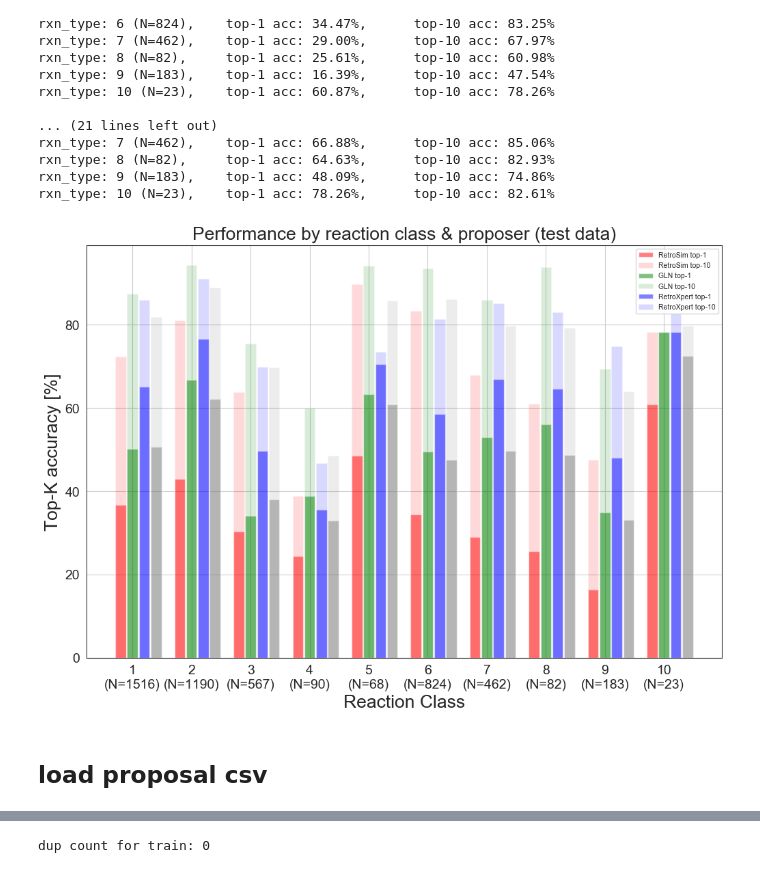
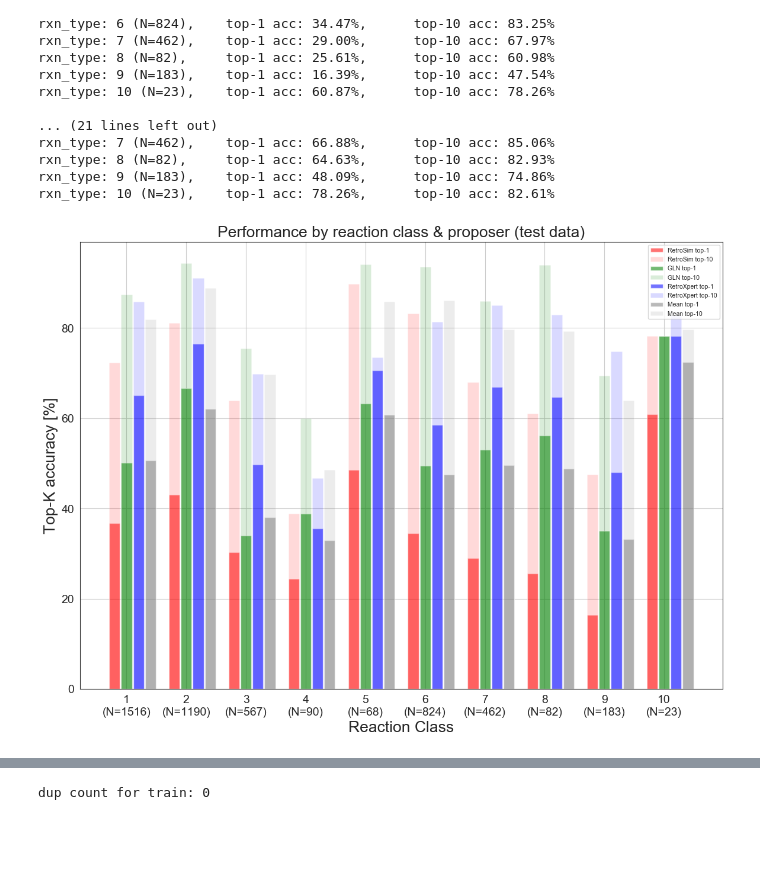
Before and after one commit to linminhtoo/RetroViz, a Jupyter notebook: analyze_proposals.ipynb, the cells around one changed output, grey strips where cells are left out. Drawn from its saved outputs; the diff is of its cells as text; code cells hidden in the pictures; blank space fills up the shorter version.

```diff
--- a/analyze_proposals.ipynb
+++ b/analyze_proposals.ipynb
@@ -1503,39 +1730,39 @@ rxn_type: 9 (N=183),    top-1 acc: 48.09%,      top-10 acc: 74.86%
 rxn_type: 10 (N=23),    top-1 acc: 78.26%,      top-10 acc: 82.61%
 # %%
 n = 10 # rxn classes
-fig = plt.figure(figsize=(12, 8), dpi = 100)
+fig = plt.figure(figsize=(14, 10), dpi = 100)
 colors_back = colors_fore = ['r', 'g', 'b', 'grey']
 
 for offset, proposer in enumerate(proposers + ['mean']):
     plt.bar(
         np.arange(n) + (offset-1)*.20,
-        accs_typed[proposer][1], alpha=0.5, width=0.18,
+        accs_typed[proposer][1], alpha=0.55, width=0.18,
         color=colors_fore[offset]
     )
     plt.bar(
         np.arange(n) + (offset-1)*.20,
         accs_typed[proposer][10], alpha=0.15, width=0.18,
         color=colors_back[offset]
     )
 
 plt.xlabel(f'Reaction Class', size=19)
 xticks = np.arange(1, 11).astype('str')
 for i, tick in enumerate(xticks):
     xticks[i] = tick + f'\n(N={total_typed[i]})'
 plt.xticks(np.arange(0, n, 1), labels=xticks, size=14)
 plt.ylabel('Top-K accuracy [%]', size=19)
 plt.yticks(size=14)
 plt.title(f'Performance by reaction class & proposer ({phase} data)', size=19)
 plt.legend([
     proposers[0] + ' top-1', proposers[0] + ' top-10',
     proposers[1] + ' top-1', proposers[1] + ' top-10',
-    proposers[2] + ' top-1', proposers[2] + ' top-10'
+    proposers[2] + ' top-1', proposers[2] + ' top-10',
+    'Mean top-1',
+    'Mean top-10'
 ], prop={'size': 7.5})
 plt.grid(True)
 
 plt.savefig(f'rxnebm/analysis/compare_rxn_type_topk_3proposers_test.png', bbox_inches = 'tight')
 plt.show()
 # %% [output]
-[figure, old version]
+[figure, new version]
-# %% [markdown]
-## load proposal csv
```
Also changed, not shown: parts of 22 cells of this notebook.
